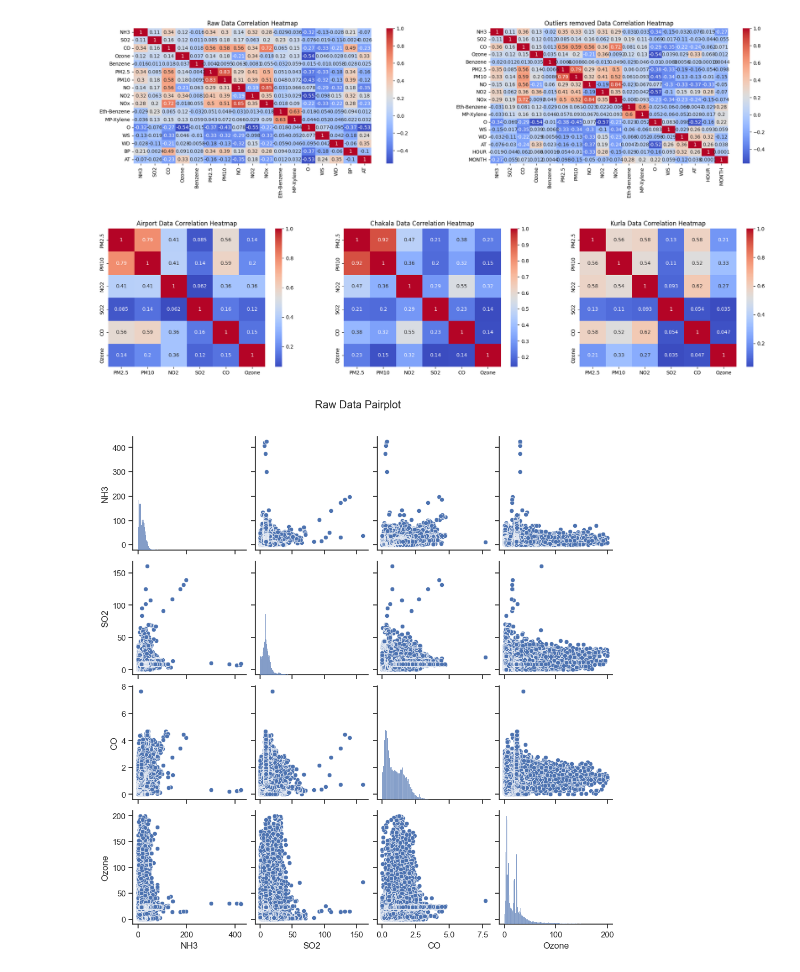
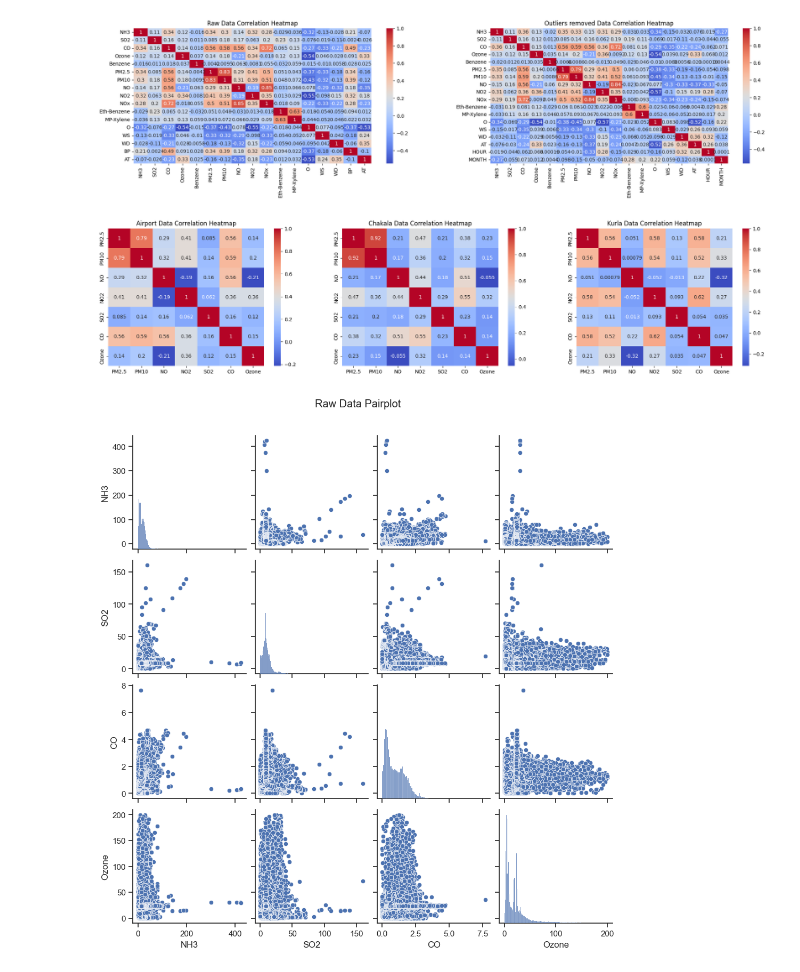
Before and after one commit to 0-shubham-0/Air_Toxicity_Prediction, a Jupyter notebook: notebooks/EDA/eda copy.ipynb, the cells around one changed output. Saved outputs shown, nothing was run; the diff lists cells and outputs as text; code cells hidden in the pictures.

```diff
--- a/notebooks/EDA/eda copy.ipynb
+++ b/notebooks/EDA/eda copy.ipynb
@@ -135,25 +135,25 @@ plt.show()
 [figure]
 # %%
 # Compare pairwise correlations between variables in raw data and cleaned data using heatmap
-# kurla_cleaned_corr = kurla_cleaned_df[['PM2.5', 'PM10', 'NO','NO2', 'SO2', 'CO', 'Ozone']].corr()
-# chakala_cleaned_corr = chakala_cleaned_df[['PM2.5', 'PM10', 'NO','NO2', 'SO2', 'CO', 'Ozone']].corr()
-# airport_cleaned_corr = cleaned_df[['PM2.5', 'PM10', 'NO','NO2', 'SO2', 'CO', 'Ozone']].corr()
+kurla_cleaned_corr = kurla_cleaned_df[['PM2.5', 'PM10', 'NO','NO2', 'SO2', 'CO', 'Ozone']].corr()
+chakala_cleaned_corr = chakala_cleaned_df[['PM2.5', 'PM10', 'NO','NO2', 'SO2', 'CO', 'Ozone']].corr()
+airport_cleaned_corr = cleaned_df[['PM2.5', 'PM10', 'NO','NO2', 'SO2', 'CO', 'Ozone']].corr()
 
-kurla_cleaned_corr = kurla_cleaned_df[['PM2.5', 'PM10','NO2', 'SO2', 'CO', 'Ozone']].corr()
-chakala_cleaned_corr = chakala_cleaned_df[['PM2.5', 'PM10','NO2', 'SO2', 'CO', 'Ozone']].corr()
-airport_cleaned_corr = cleaned_df[['PM2.5', 'PM10','NO2', 'SO2', 'CO', 'Ozone']].corr()
+# kurla_cleaned_corr = kurla_cleaned_df[['PM2.5', 'PM10','NO2', 'SO2', 'CO', 'Ozone']].corr()
+# chakala_cleaned_corr = chakala_cleaned_df[['PM2.5', 'PM10','NO2', 'SO2', 'CO', 'Ozone']].corr()
+# airport_cleaned_corr = cleaned_df[['PM2.5', 'PM10','NO2', 'SO2', 'CO', 'Ozone']].corr()
 
 fig, axs = plt.subplots(1, 3, figsize=(24,5))
 sns.heatmap(airport_cleaned_corr, cmap='coolwarm', annot=True, ax=axs[0])
 sns.heatmap(chakala_cleaned_corr, cmap='coolwarm', annot=True, ax=axs[1])
 sns.heatmap(kurla_cleaned_corr, cmap='coolwarm', annot=True, ax=axs[2])
 
 axs[0].set_title('Airport Data Correlation Heatmap')
 axs[1].set_title('Chakala Data Correlation Heatmap')
 axs[2].set_title('Kurla Data Correlation Heatmap')
 plt.show()
 # %% [output]
-[figure, old version]
+[figure, new version]
 # %%
 # Compare pairwise scatterplots between variables in raw data and cleaned data
 sns.set(style='ticks')
```
Also changed, not shown: 13 other files.
